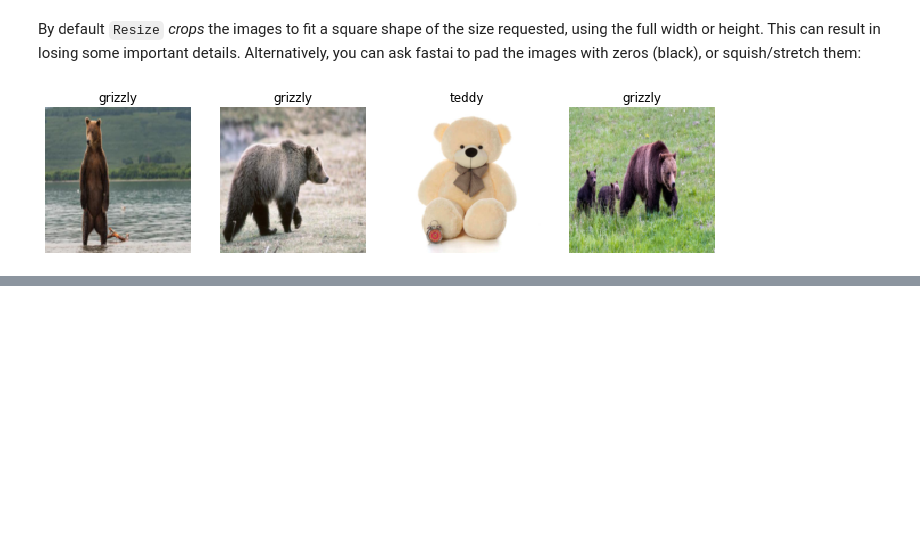
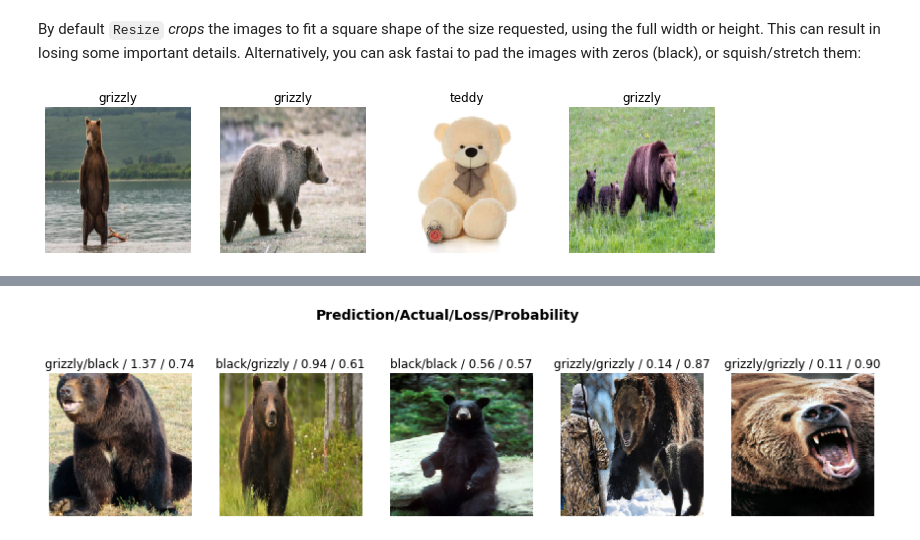
Before and after one commit to awmoawad/fastbook, a Jupyter notebook: my version/My_notes.ipynb, the cells around one changed output, grey strips where cells are left out. Saved outputs shown, nothing was run; the diff lists cells and outputs as text; code cells hidden in the pictures; blank space fills up the shorter version.

```diff
--- a/my version/My_notes.ipynb
+++ b/my version/My_notes.ipynb
@@ -97,0 +142,4 @@ dls.valid.show_batch(max_n=4, nrows=1)
+# %%
+interp.plot_top_losses(5, nrows=1)
+# %% [output]
+[figure, added]
```
Also changed, not shown: parts of 19 cells of this notebook.
